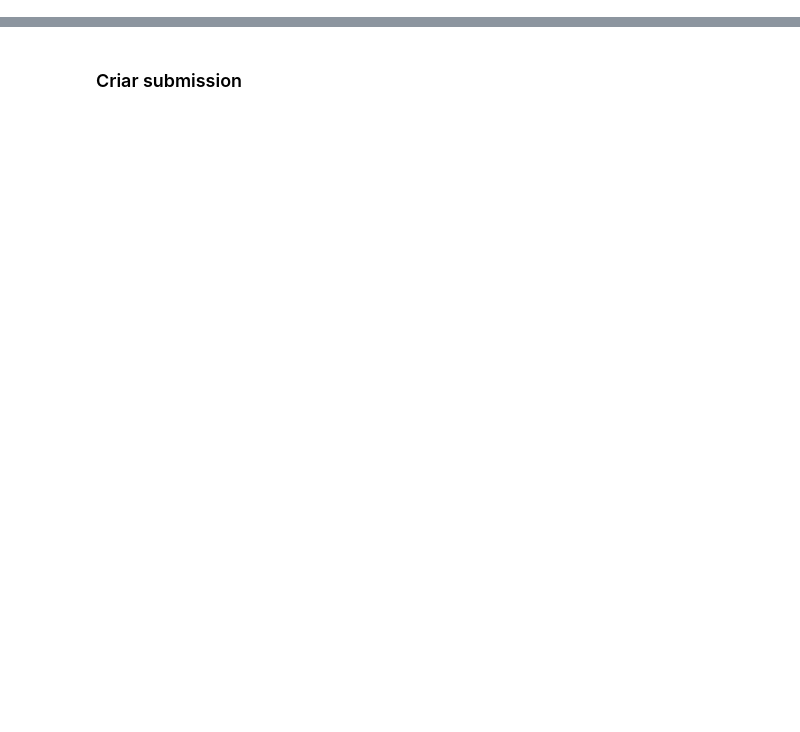
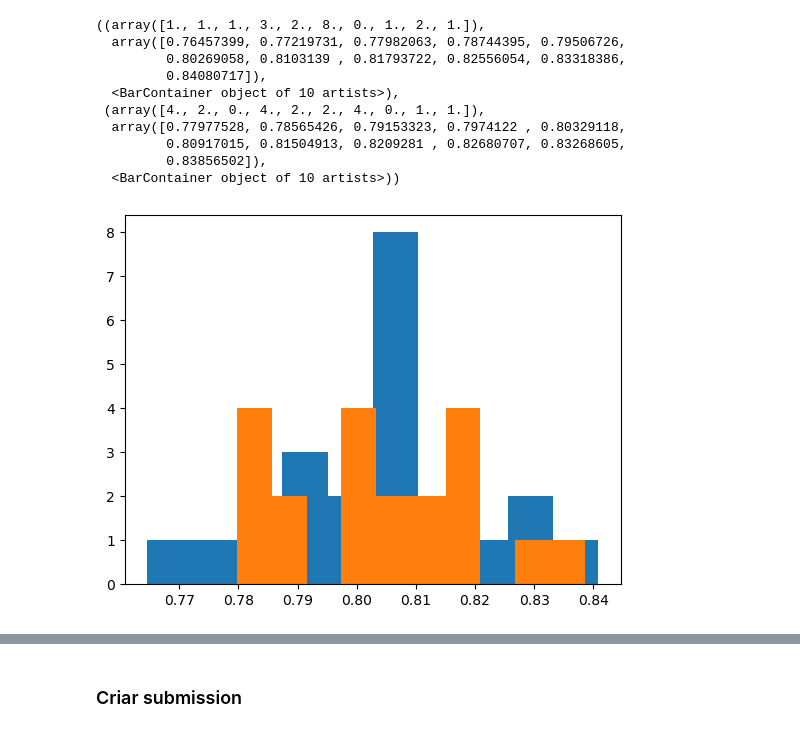
Before and after one commit to 0xluc/ml-studies, a Jupyter notebook: titanic/2.ipynb, the cells around one changed output, grey strips where cells are left out. Saved outputs shown, nothing was run; the diff lists cells and outputs as text; code cells hidden in the pictures; blank space fills up the shorter version.

```diff
--- a/titanic/2.ipynb
+++ b/titanic/2.ipynb
@@ -67,0 +277,25 @@ np.mean(y_valid == p)
+# %%
+train['Embarked_S'] = (train['Embarked'] == 'S').astype(int)
+train['Embarked_C'] = (train['Embarked'] == 'C').astype(int)
+
+train['Cabine_nula'] = train['Cabin'].isnull().astype(int)
+
+train['Nome_contem_Miss'] = train['Name'].str.contains('Miss').astype(int)
+train['Nome_contem_Mrs'] = train['Name'].str.contains('Mrs').astype(int)
+train['Nome_contem_Master'] = train['Name'].str.contains('Master').astype(int)
+train['Nome_contem_Col'] = train['Name'].str.contains('Col').astype(int)
+train['Nome_contem_Major'] = train['Name'].str.contains('Major').astype(int)
+train['Nome_contem_Mr'] = train['Name'].str.contains('Mr').astype(int)
+# %%
+variaveis = ['Pclass', 'Age', 'SibSp', 'Parch',  'Fare',  'Sex_binario',
+'Nome_contem_Miss',
+'Nome_contem_Mrs',
+'Nome_contem_Master',
+'Nome_contem_Col',
+'Nome_contem_Major',
+'Nome_contem_Mr',
+'Embarked_S',
+'Embarked_C', 'Cabine_nula']
+
+x = train[variaveis].fillna(-1)
+y = train['Survived']
@@ -67,0 +304,17 @@ np.mean(y_valid == p)
+# %%
+resultados2 = []
+kf = RepeatedKFold(n_splits=2, n_repeats=10, random_state=10)
+for linhas_treino, linhas_valid in kf.split(x):
+    print("Treino: " ,linhas_treino.shape[0])
+    print("valid: ", linhas_valid.shape[0])
+    x_treino, x_valid = x.iloc[linhas_treino], x.iloc[linhas_valid]
+    y_treino, y_valid = y.iloc[linhas_treino], y.iloc[linhas_valid]
+
+    modelo = RandomForestClassifier(n_estimators=100, n_jobs=-1, random_state=0)
+    modelo.fit(x_treino, y_treino)
+
+    p = modelo.predict(x_valid)
+    acc = np.mean(y_valid == p)
+    resultados2.append(acc)
+    print("Acc: ", acc)
+    print()
@@ -67,0 +339,14 @@ np.mean(y_valid == p)
+# %%
+pylab.hist(resultados2), pylab.hist(resultados)
+# %% [output]
+((array([1., 1., 1., 3., 2., 8., 0., 1., 2., 1.]),
+  array([0.76457399, 0.77219731, 0.77982063, 0.78744395, 0.79506726,
+         0.80269058, 0.8103139 , 0.81793722, 0.82556054, 0.83318386,
+         0.84080717]),
+  <BarContainer object of 10 artists>),
+ (array([4., 2., 0., 4., 2., 2., 4., 0., 1., 1.]),
+  array([0.77977528, 0.78565426, 0.79153323, 0.7974122 , 0.80329118,
+         0.80917015, 0.81504913, 0.8209281 , 0.82680707, 0.83268605,
+         0.83856502]),
+  <BarContainer object of 10 artists>))
+[figure, added]
```
Also changed, not shown: parts of 36 cells of this notebook, 2 other files.
